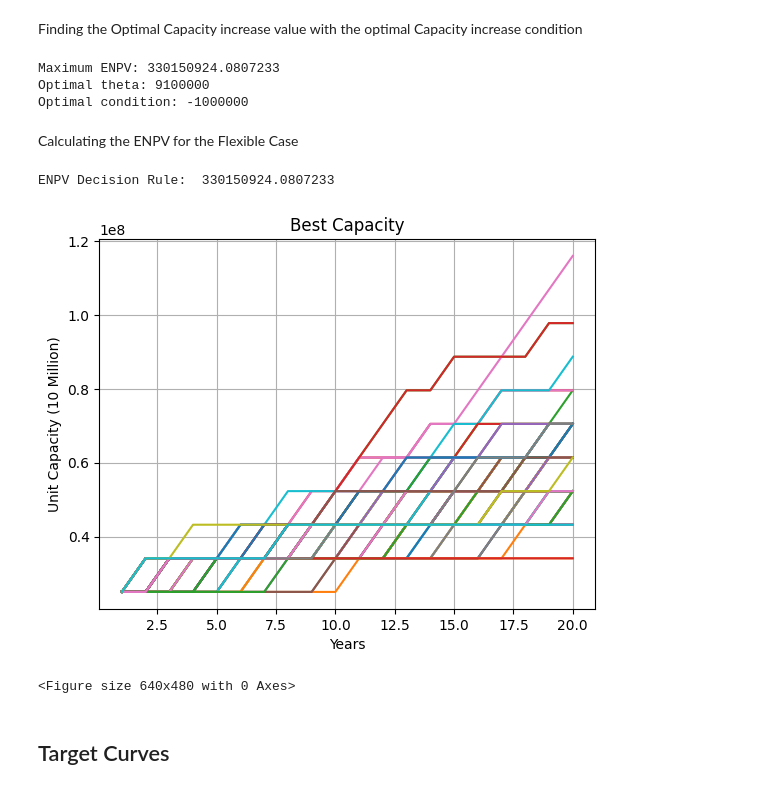
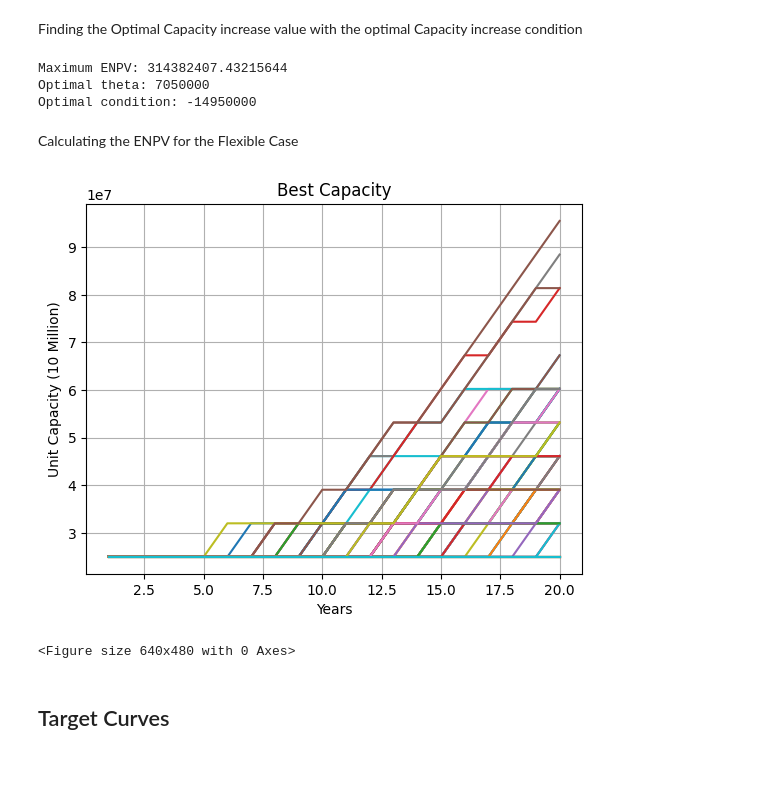
Before and after one commit to Oli767/VT1-Python-Files, a Jupyter notebook: VT2 VS Code/VT2.ipynb, the cells around one changed output. Saved outputs shown, nothing was run; the diff lists cells and outputs as text; code cells hidden in the pictures.

```diff
--- a/VT2 VS Code/VT2.ipynb
+++ b/VT2 VS Code/VT2.ipynb
@@ -140,36 +128,39 @@ fn.Scenario_plot(
 # %% [markdown]
 Finding the Optimal Capacity increase value with the optimal Capacity increase condition
 # %%
-ENPV_max, theta_max, condition_max = fn.Evaluation(Param, Demand)
-print("Maximum ENPV:", ENPV_max)
-print("Optimal theta:", theta_max)
-print("Optimal condition:", condition_max)
+# Calling the Evaluation function to calculate the optimal theta and condition
+ENPV_Flex, theta, condition_flex = fn.Evaluation(Param, Demand, 1000)
+
+print("Maximum ENPV:", ENPV_Flex)
+print("Optimal theta:", theta)
+print("Optimal condition:", condition_flex)
 # %% [output]
-Maximum ENPV: 330150924.0807233
-Optimal theta: 9100000
-Optimal condition: -1000000
+Maximum ENPV: 314382407.43215644
+Optimal theta: 7050000
+Optimal condition: -14950000
 # %% [markdown]
 Calculating the ENPV for the Flexible Case
-# %%
-delta_K_Flex = fn.Decision_Rule(Param["K0"], Demand, theta_max, condition_max)
-K_Flex = fn.Capacity2(Param["K0"], delta_K_Flex)
-NPV_Flex = fn.NPV_Flexible(delta_K_Flex, Param, Demand, condition_max)
-ENPV_Flex = fn.ENPV_Flexible(theta_max, condition_max, Param, Demand)
-print("ENPV Decision Rule: ", ENPV_Flex)
-# %% [output]
-ENPV Decision Rule:  330150924.0807233
+# %%
+# Calculating the optimal delta_K vector with the Decision Rule
+delta_K_Flex = fn.Decision_Rule(Param["K0"], Demand, theta, condition_flex)
+
+# Calculating the Capacity Matrix with the delta_K vector from the Decision Rule
+K_Flex = fn.Capacity2(Param["K0"], delta_K_Flex)
+
+# Calculating the NPV
+NPV_Flex = fn.NPV_Flexible(delta_K_Flex, Param, Demand, condition_flex)
 # %%
 # Calling the Scenario Plotting Function
 fn.Scenario_plot(
     K_Flex,
     Param["Fth"],
     True,
     "Best Capacity",
     "Unit Capacity (10 Million)",
-    90,
+    80,
 )
 # %% [output]
-[figure, old version]
+[figure, new version]
 <Figure size 640x480 with 0 Axes>
 # %% [markdown]
 ## Target Curves
```
Also changed, not shown: parts of 14 cells of this notebook, 1 other file.
